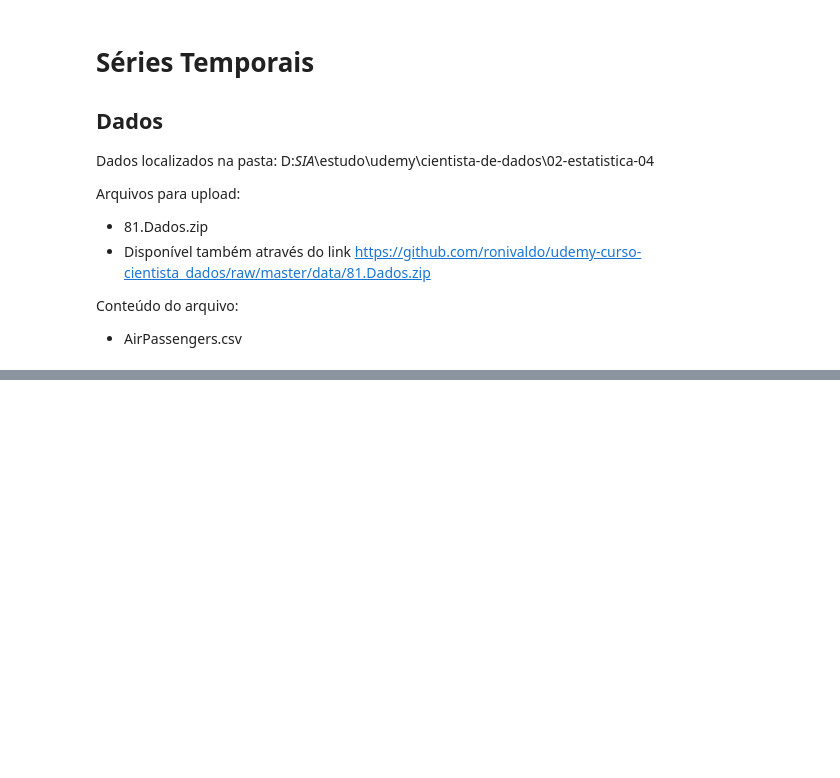
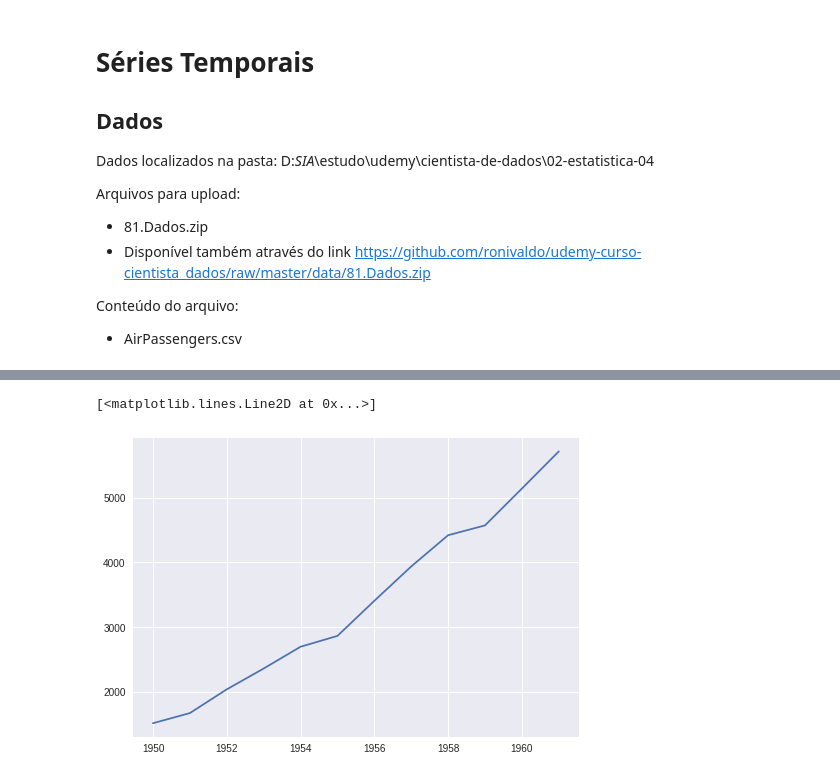
Before and after one commit to ronivaldo/udemy-curso-cientista_dados, a Jupyter notebook: 04_Series_Temporais.ipynb, the cells around one changed output, grey strips where cells are left out. Cells and saved outputs as stored; diff of their text form; code cells hidden in the pictures; blank space fills up the shorter version.

```diff
--- a/04_Series_Temporais.ipynb
+++ b/04_Series_Temporais.ipynb
@@ -120,0 +266,7 @@ Decomposição de séries temporais:
+# %%
+# resample para ano
+ts_ano = ts.resample('A').sum()
+plt.plot(ts_ano)
+# %% [output]
+[<matplotlib.lines.Line2D at 0x...>]
+[figure, added]
```
Also changed, not shown: parts of 50 cells of this notebook.
